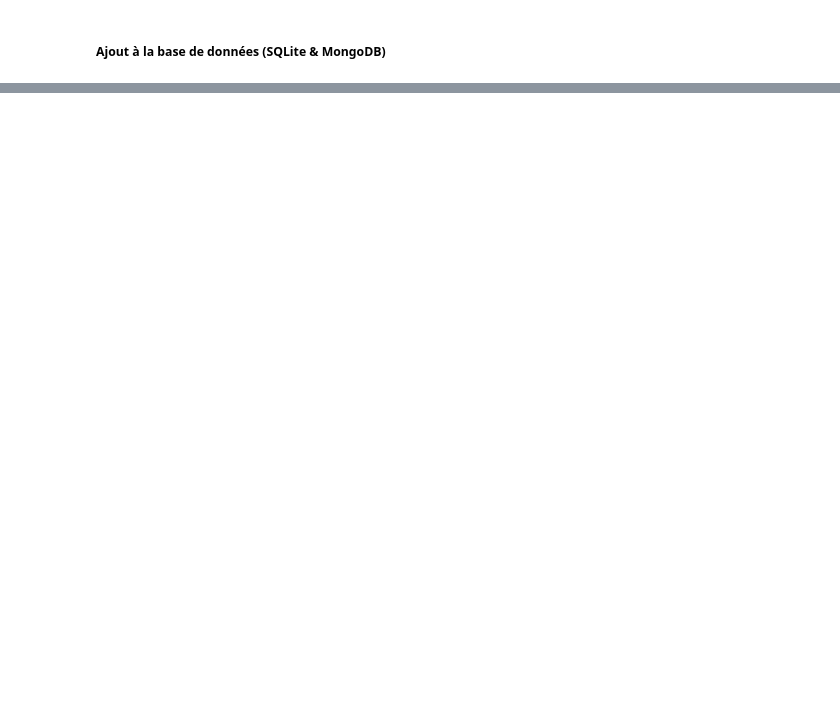
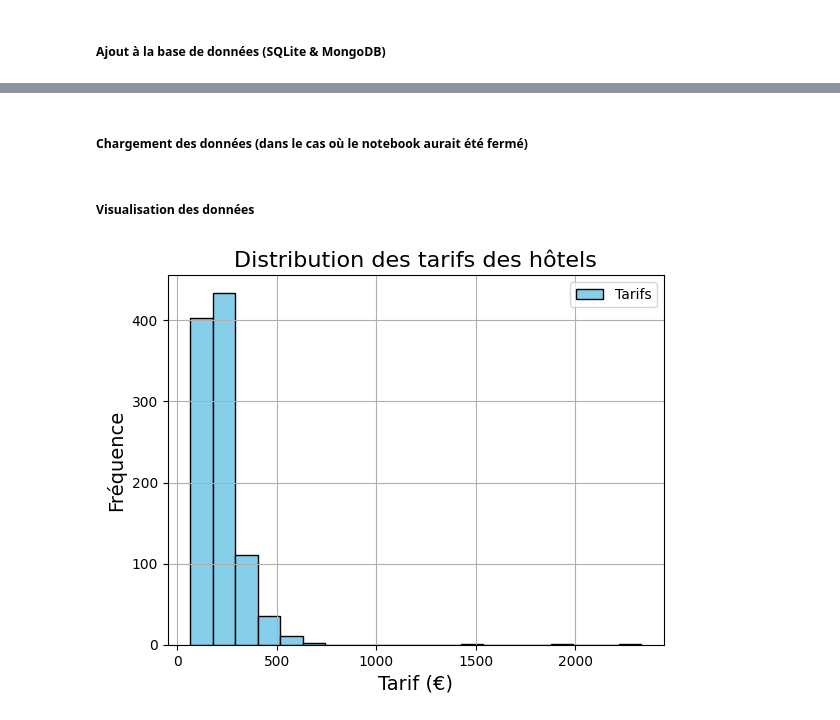
Before and after one commit to pluciani/Projet_Web_Scraping, a Jupyter notebook: Projet_group_15_17.ipynb, the cells around one changed output, grey strips where cells are left out. Drawn from its saved outputs; the diff is of its cells as text; code cells hidden in the pictures; blank space fills up the shorter version.

Commit message:
Ajout de la visu et de la prédiction des tarifs

```diff
--- a/Projet_group_15_17.ipynb
+++ b/Projet_group_15_17.ipynb
@@ -295,0 +278,26 @@ InsertManyResult([ObjectId('673b19a60e175319e448ae3b'), ObjectId('673b19a60e1753
+# %% [markdown]
+##### Chargement des données (dans le cas où le notebook aurait été fermé)
+# %%
+from pymongo import MongoClient
+
+client = MongoClient("mongodb://localhost:27017/")
+db = client["booking_db"]
+collection = db["hebergements"]
+
+documents = collection.find()
+
+df = pd.DataFrame(list(documents))
+df = df.drop(columns= "_id")
+# %% [markdown]
+##### Visualisation des données
+# %%
+import matplotlib.pyplot as plt
+
+df['tarif'].hist(bins=20, color='skyblue', edgecolor='black', label='Tarifs')
+plt.title('Distribution des tarifs des hôtels', fontsize=16)
+plt.xlabel('Tarif (€)', fontsize=14)
+plt.ylabel('Fréquence', fontsize=14)
+plt.legend()
+plt.show()
+# %% [output]
+[figure, added]
```
Also changed, not shown: parts of 25 cells of this notebook, 1 other file.
